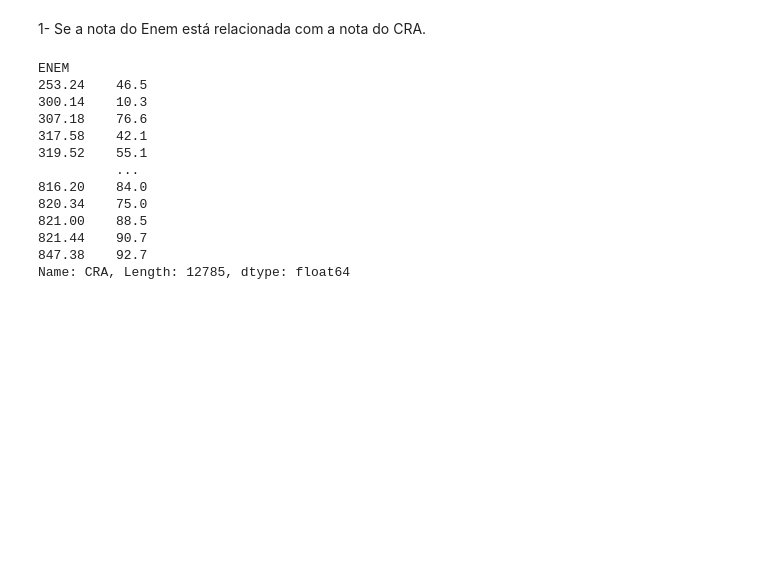
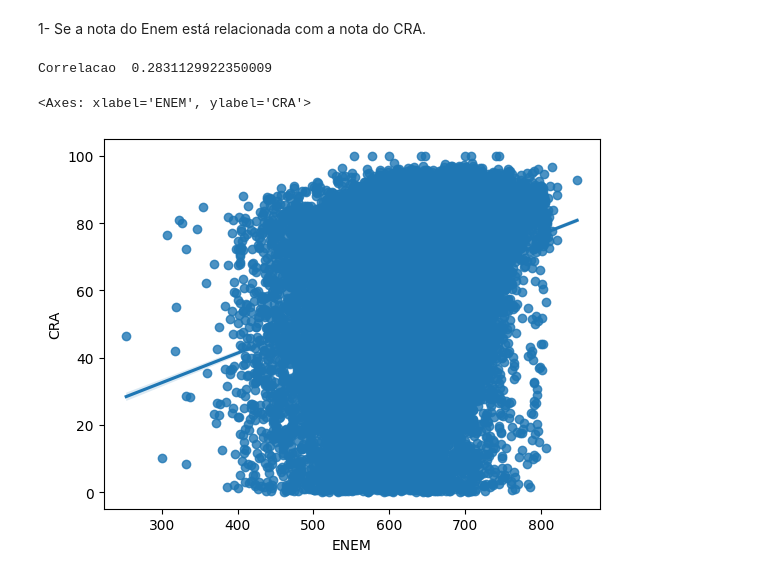
Before and after one commit to viniciusAAferreira/Projeto-Ciencia-de-Dados, a Jupyter notebook: trabalho_ccf425.ipynb, the cells around one changed output. Drawn from its saved outputs; the diff is of its cells as text; code cells hidden in the pictures; blank space fills up the shorter version.

```diff
--- a/trabalho_ccf425.ipynb
+++ b/trabalho_ccf425.ipynb
@@ -92,26 +92,20 @@ df.describe()
 # %% [markdown]
 1- Se a nota do Enem está relacionada com a nota do CRA.
 # %%
+import seaborn as sns
 enem_cra = df[['ENEM','CRA']] #Filtrando somente colunas necessárias
 
 enem_cra = enem_cra.dropna() #Excluindo linhas que possuem valores vazios
 enem_cra = enem_cra.drop(enem_cra[enem_cra['ENEM'] <= 0].index) #Excluindo notas do ENEM <= 0
 enem_cra = enem_cra.drop(enem_cra[(enem_cra['CRA'] <= 0)].index) #Excluindo notas de CRA <= 0
-enem_cra['ENEM'].value_counts()
 
-enem_cra = enem_cra.groupby('ENEM')['CRA'].mean() #Agrupando pela nota do ENEM e calculando média do CRA
-print(enem_cra)
+#enem_cra = enem_cra.groupby('ENEM')['CRA'].mean() #Agrupando pela nota do ENEM e calculando média do CRA
+
+correlacao_ENEM_CRA = enem_cra['ENEM'].corr(enem_cra['CRA'])
+print("Correlacao ",correlacao_ENEM_CRA)
+
+sns.regplot(x='ENEM', y='CRA', data=enem_cra)
 # %% [output]
-ENEM
-253.24    46.5
-300.14    10.3
-307.18    76.6
-317.58    42.1
-319.52    55.1
-          ...
-816.20    84.0
-820.34    75.0
-821.00    88.5
-821.44    90.7
-847.38    92.7
-Name: CRA, Length: 12785, dtype: float64
+Correlacao  0.2831129922350009
+<Axes: xlabel='ENEM', ylabel='CRA'>
+[figure, added]
```
